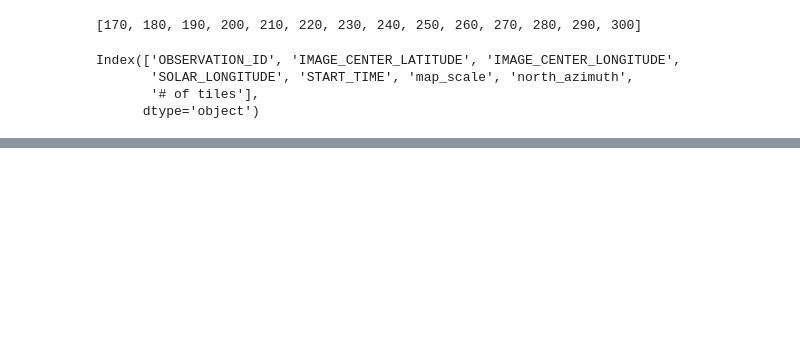
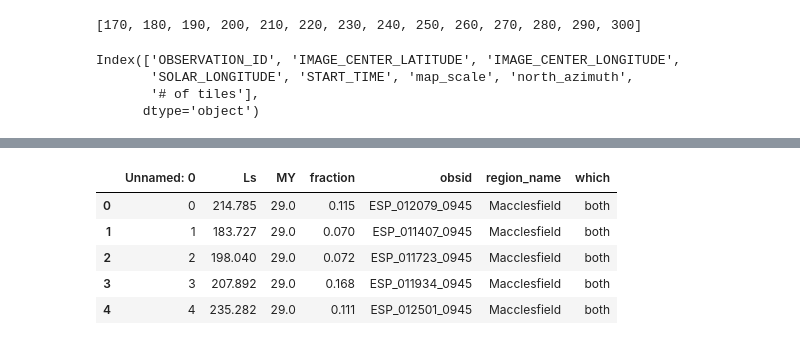
Before and after one commit to zalfalah/Honors, a Jupyter notebook: calculate fractional coverage.ipynb, the cells around one changed output, grey strips where cells are left out. Drawn from its saved outputs; the diff is of its cells as text; code cells hidden in the pictures; blank space fills up the shorter version.

```diff
--- a/calculate fractional coverage.ipynb
+++ b/calculate fractional coverage.ipynb
@@ -632,0 +620,3 @@ Index(['OBSERVATION_ID', 'IMAGE_CENTER_LATITUDE', 'IMAGE_CENTER_LONGITUDE',
+# %%
+# make sure our csv works
+p_data = pd.read_csv("final_df.csv")
@@ -632,0 +625,10 @@ Index(['OBSERVATION_ID', 'IMAGE_CENTER_LATITUDE', 'IMAGE_CENTER_LONGITUDE',
+# %%
+# what is this 'unnamed: 0 column?'
+p_data.head()
+# %% [output]
+|  | Unnamed: 0 | Ls | MY | fraction | obsid | region_name | which |
+| 0 | 0 | 214.785 | 29.0 | 0.115 | ESP_012079_0945 | Macclesfield | both |
+| 1 | 1 | 183.727 | 29.0 | 0.070 | ESP_011407_0945 | Macclesfield | both |
+| 2 | 2 | 198.040 | 29.0 | 0.072 | ESP_011723_0945 | Macclesfield | both |
+| 3 | 3 | 207.892 | 29.0 | 0.168 | ESP_011934_0945 | Macclesfield | both |
+| 4 | 4 | 235.282 | 29.0 | 0.111 | ESP_012501_0945 | Macclesfield | both |
```
Also changed, not shown: parts of 9 cells of this notebook, 2 other files.
